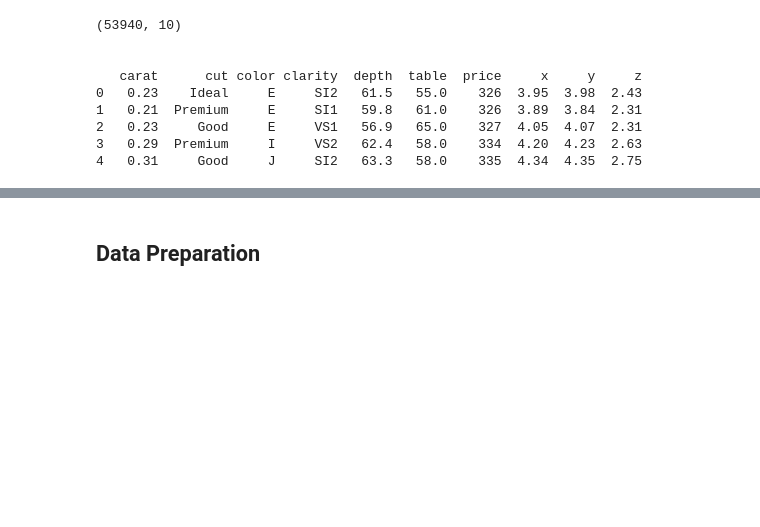
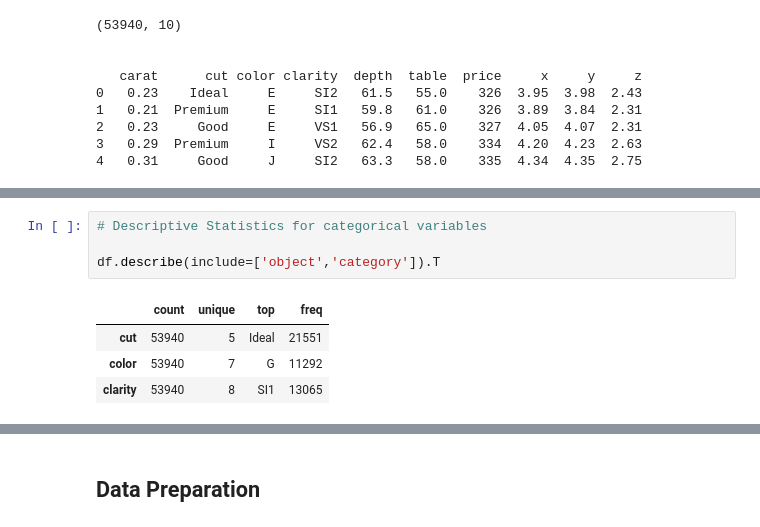
Before and after one commit to jandroi/3_2_BD, a Jupyter notebook: Evaluated_Exercise_II_A_s0572034.ipynb, the cells around one changed output, grey strips where cells are left out. Drawn from its saved outputs; the diff is of its cells as text; blank space fills up the shorter version.

```diff
--- a/Evaluated_Exercise_II_A_s0572034.ipynb
+++ b/Evaluated_Exercise_II_A_s0572034.ipynb
@@ -115,0 +109,9 @@ memory usage: 4.1+ MB
+# %%
+# Descriptive Statistics for categorical variables
+
+df.describe(include=['object','category']).T
+# %% [output]
+|  | count | unique | top | freq |
+| cut | 53940 | 5 | Ideal | 21551 |
+| color | 53940 | 7 | G | 11292 |
+| clarity | 53940 | 8 | SI1 | 13065 |
```
Also changed, not shown: parts of 8 cells of this notebook.
